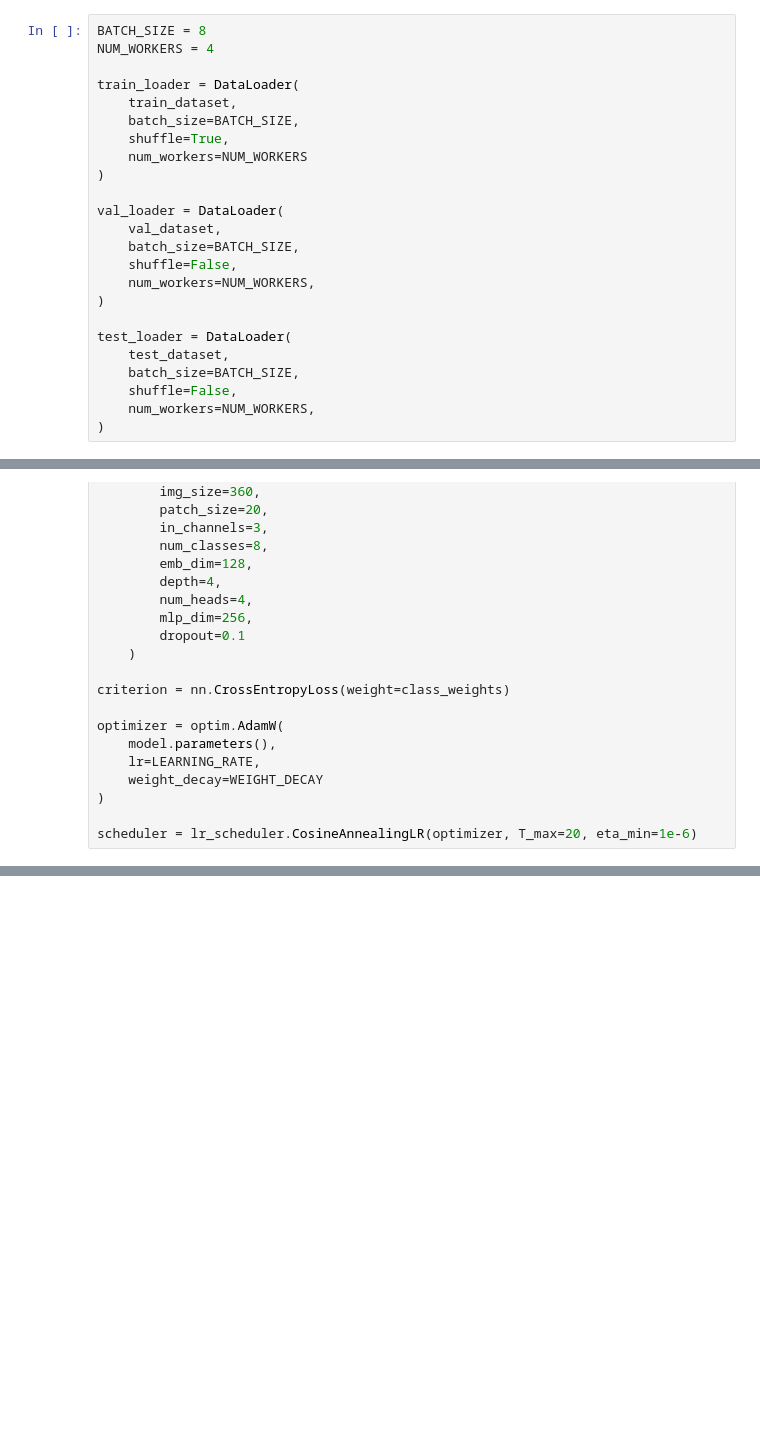
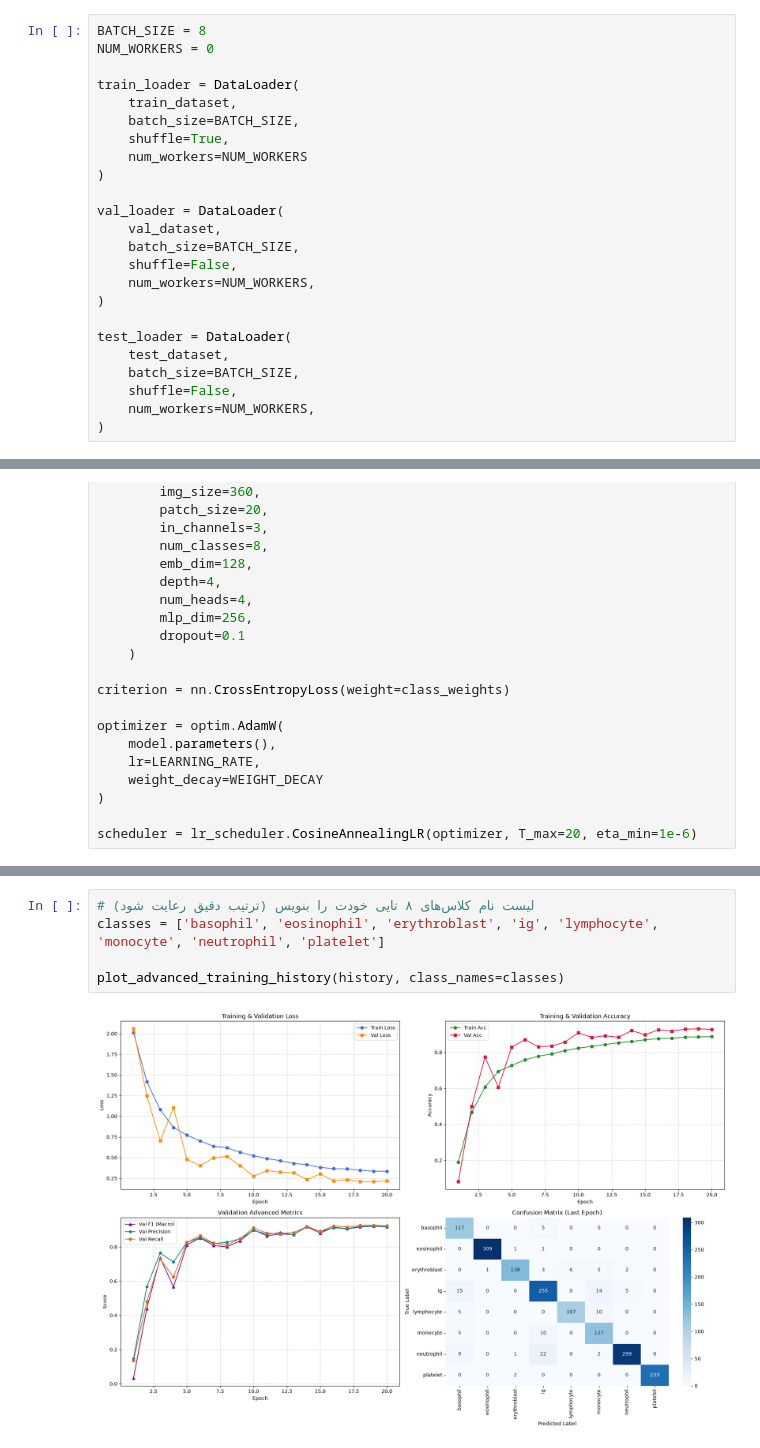
Before and after one commit to a-khorasani/blood-cells-detection, a Jupyter notebook: train.ipynb, the cells around one changed output, grey strips where cells are left out. Drawn from its saved outputs; the diff is of its cells as text; blank space fills up the shorter version.

Commit message:
training

```diff
--- a/train.ipynb
+++ b/train.ipynb
@@ -65,7 +65,7 @@ val_dataset = CustomImageDataset(csv_file='val_split.csv', transform=val_test_tr
 test_dataset = CustomImageDataset(csv_file='test_split.csv', transform=val_test_transform)
 # %%
 BATCH_SIZE = 8
-NUM_WORKERS = 4
+NUM_WORKERS = 0
 
 train_loader = DataLoader(
     train_dataset,
@@ -461,0 +599,7 @@ history = train_model(
+# %%
+# لیست نام کلاس‌های ۸ تایی خودت را بنویس (ترتیب دقیق رعایت شود)
+classes = ['basophil', 'eosinophil', 'erythroblast', 'ig', 'lymphocyte', 'monocyte', 'neutrophil', 'platelet']
+
+plot_advanced_training_history(history, class_names=classes)
+# %% [output]
+[figure, added]
```
Also changed, not shown: parts of 5 cells of this notebook, 5 other files.
